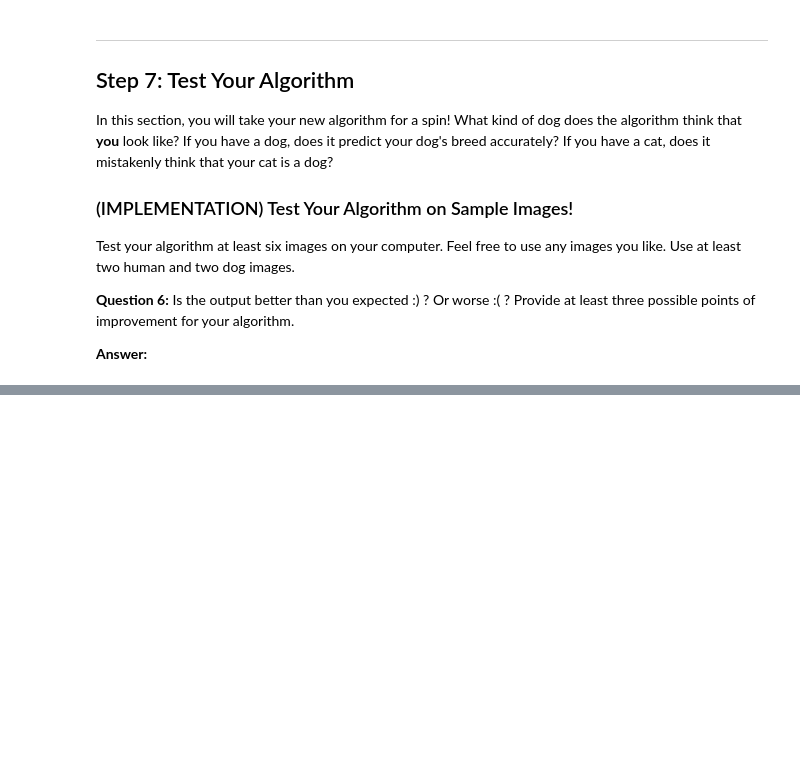
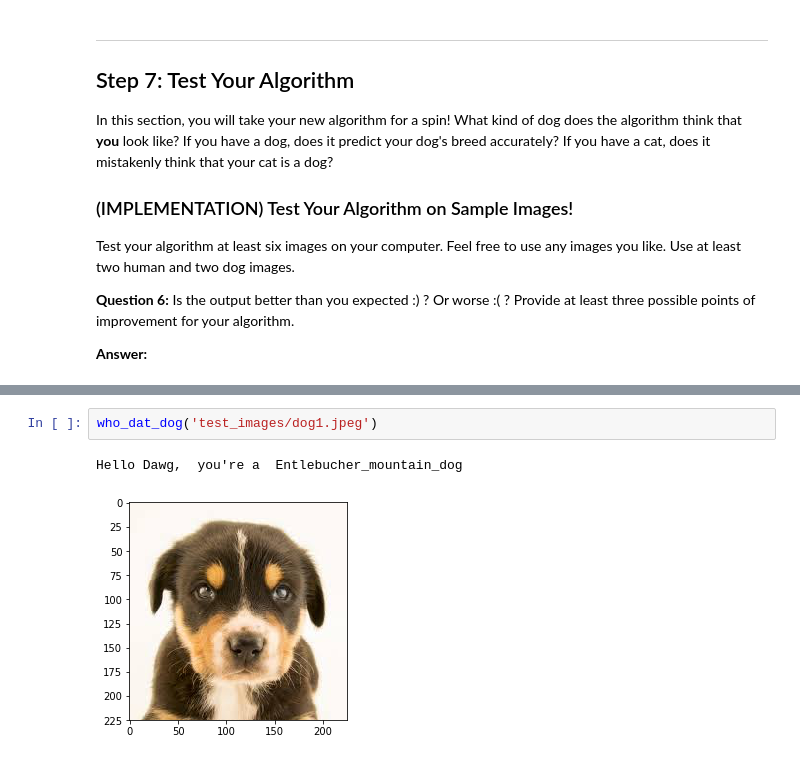
Before and after one commit to AfnanSh/DogBreedClassifierML, a Jupyter notebook: dog_app.ipynb, the cells around one changed output, grey strips where cells are left out. Drawn from its saved outputs; the diff is of its cells as text; blank space fills up the shorter version.

```diff
--- a/dog_app.ipynb
+++ b/dog_app.ipynb
@@ -765,0 +788,5 @@ __Answer:__
+# %%
+who_dat_dog('test_images/dog1.jpeg')
+# %% [output]
+Hello Dawg,  you're a  Entlebucher_mountain_dog
+[figure, added]
```
Also changed, not shown: parts of 13 cells of this notebook, 1 other file.
